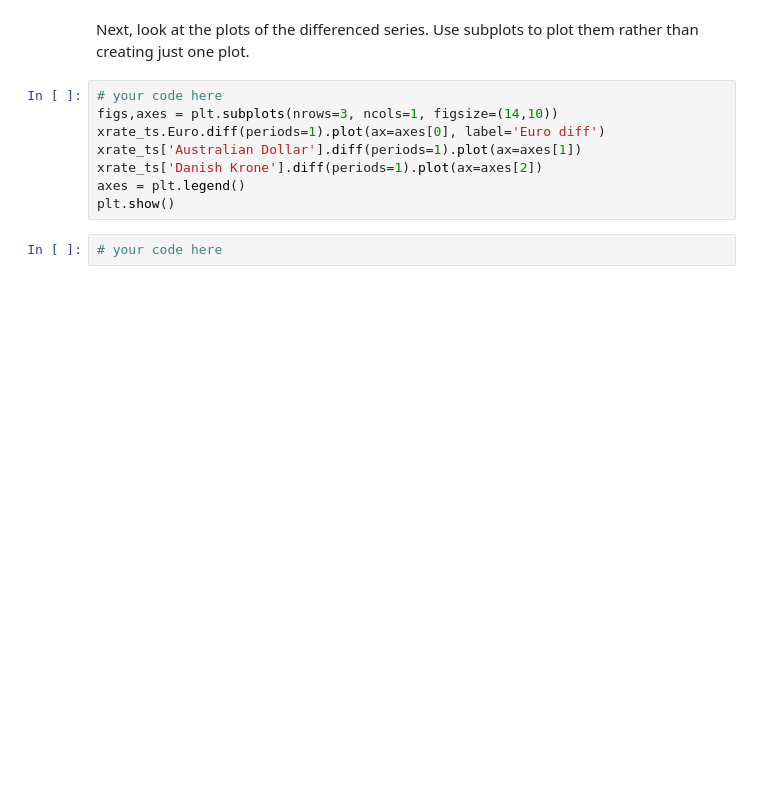
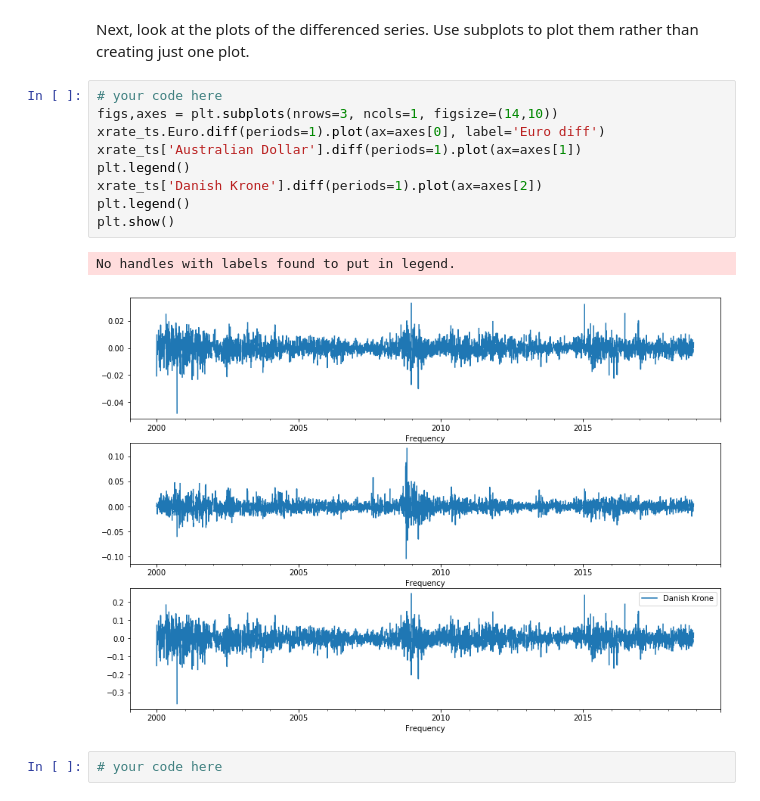
Before and after one commit to fleralle/dsc-corr-autocorr-in-time-series-lab-houston-ds-042219, a Jupyter notebook: index.ipynb, the cells around one changed output. Drawn from its saved outputs; the diff is of its cells as text; blank space fills up the shorter version.

```diff
--- a/index.ipynb
+++ b/index.ipynb
@@ -66,11 +66,15 @@ Next, look at the plots of the differenced series. Use subplots to plot them rat
 # %%
 # your code here
 figs,axes = plt.subplots(nrows=3, ncols=1, figsize=(14,10))
 xrate_ts.Euro.diff(periods=1).plot(ax=axes[0], label='Euro diff')
 xrate_ts['Australian Dollar'].diff(periods=1).plot(ax=axes[1])
+plt.legend()
 xrate_ts['Danish Krone'].diff(periods=1).plot(ax=axes[2])
-axes = plt.legend()
+plt.legend()
 plt.show()
+# %% [output]
+No handles with labels found to put in legend.
+[figure, added]
 # %%
 # your code here
 # %%
```
